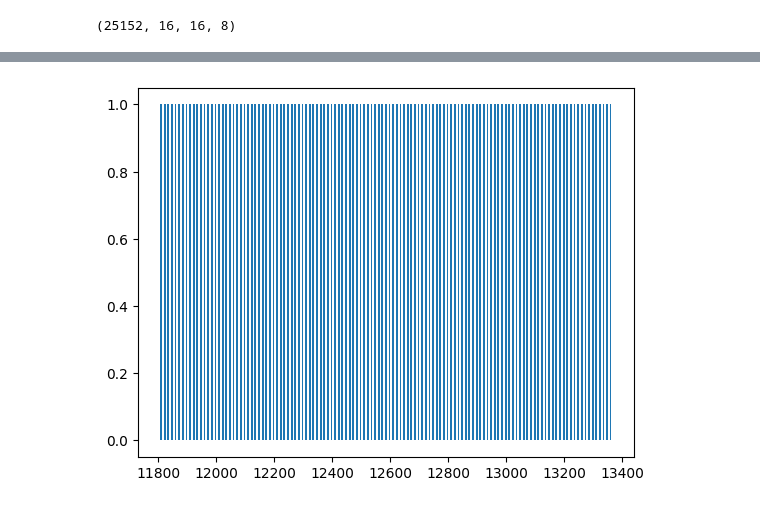
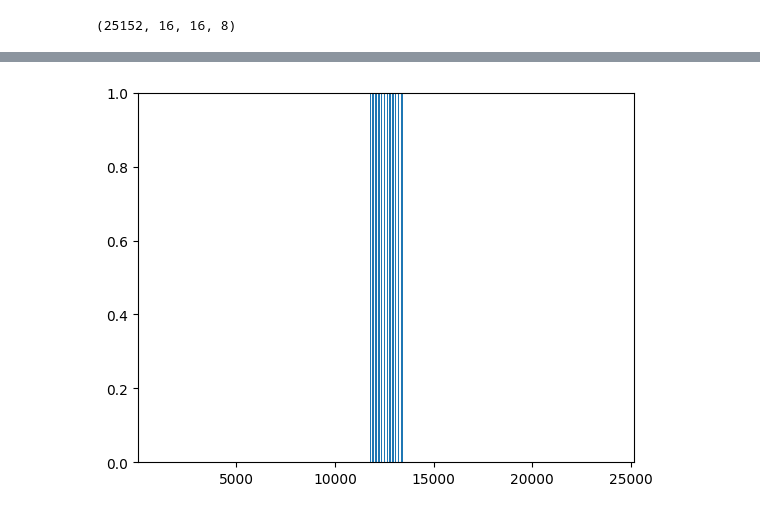
Before and after one commit to NicolasR14/Master_project, a Jupyter notebook: test with autoencoder+kmean+tsne.ipynb, the cells around one changed output, grey strips where cells are left out. Cells and saved outputs as stored; diff of their text form; code cells hidden in the pictures.

```diff
--- a/test with autoencoder+kmean+tsne.ipynb
+++ b/test with autoencoder+kmean+tsne.ipynb
@@ -331,20 +333,22 @@ print(kmeans.cluster_centers_)
 # %%
 # Horizontal bar plot with gaps
 fig, ax = plt.subplots()
-
+ax.set_ylim(0, 1)
+ax.set_xlim(1, len(kmeans.labels_))
 startOneIndex = None
 for index,label in enumerate(kmeans.labels_):
     if(label==1 and startOneIndex == None):
         startOneIndex = index
     else:
         if(startOneIndex):
             barLength = min([index-startOneIndex,1])
             ax.broken_barh([(startOneIndex, barLength)], (0, 1), facecolors='tab:blue')
         startOneIndex = None
 
+
 plt.show()
 # %% [output]
-[figure, old version]
+[figure, new version]
 # %%
 from sklearn.manifold import TSNE
 # Use t-SNE to visualize the clusters
```
Also changed, not shown: parts of 7 cells of this notebook.
